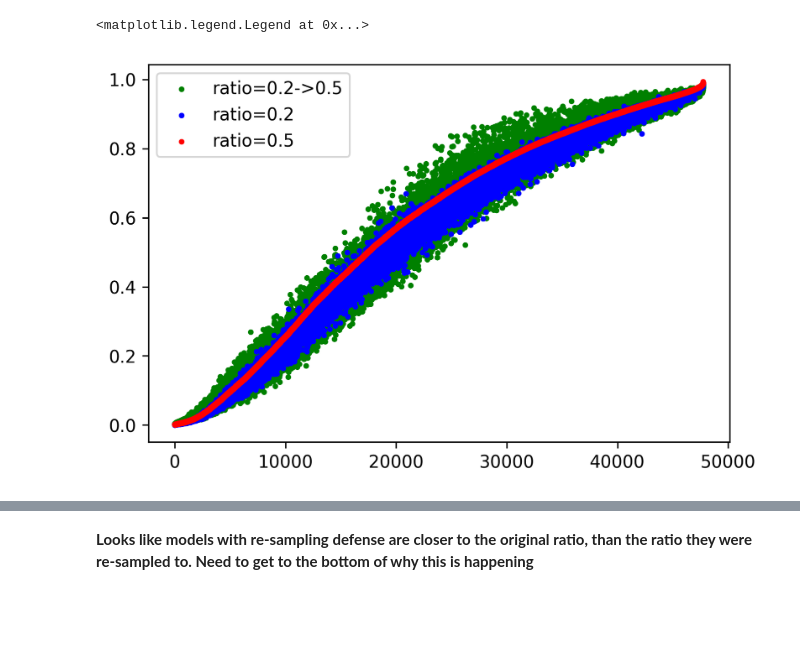
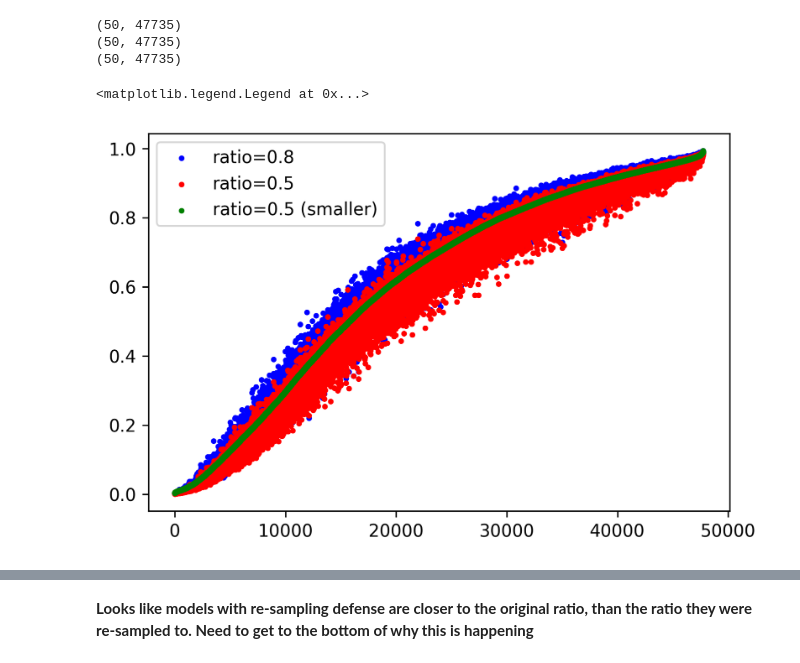
Before and after one commit to iamgroot42/dissecting_dist_inf, a Jupyter notebook: experiments/NC Shuffle Case Study.ipynb, the cells around one changed output, grey strips where cells are left out. Cells and saved outputs as stored; diff of their text form; code cells hidden in the pictures; blank space fills up the shorter version.

```diff
--- a/experiments/NC Shuffle Case Study.ipynb
+++ b/experiments/NC Shuffle Case Study.ipynb
@@ -102,9 +99,17 @@ picked = (7327, 1531)
+# %%
+print(preds_shuffle.shape)
+print(preds_noshuffle.shape)
+print(preds_og.shape)
+# %% [output]
+(50, 47735)
+(50, 47735)
+(50, 47735)
 # %%
-sorted_order = np.argsort(np.mean(preds_og, 0))[:]
-plt.scatter(np.arange(len(sorted_order)), np.mean(preds_shuffle, 0)[sorted_order], c='g', s=5, label='ratio=0.2->0.5')
-plt.scatter(np.arange(len(sorted_order)), np.mean(preds_noshuffle, 0)[sorted_order], c='b', s=5, label='ratio=0.2')
+sorted_order = np.argsort(np.mean(preds_shuffle, 0))[:]
+plt.scatter(np.arange(len(sorted_order)), np.mean(preds_noshuffle, 0)[sorted_order], c='b', s=5, label='ratio=0.8')
 plt.scatter(np.arange(len(sorted_order)), np.mean(preds_og, 0)[sorted_order], c='r', s=5, label='ratio=0.5')
+plt.scatter(np.arange(len(sorted_order)), np.mean(preds_shuffle, 0)[sorted_order], c='g', s=5, label='ratio=0.5 (smaller)')
 plt.legend()
 # %% [output]
 <matplotlib.legend.Legend at 0x...>
-[figure, old version]
+[figure, new version]
```
Also changed, not shown: parts of 13 cells of this notebook, 21 other files.
